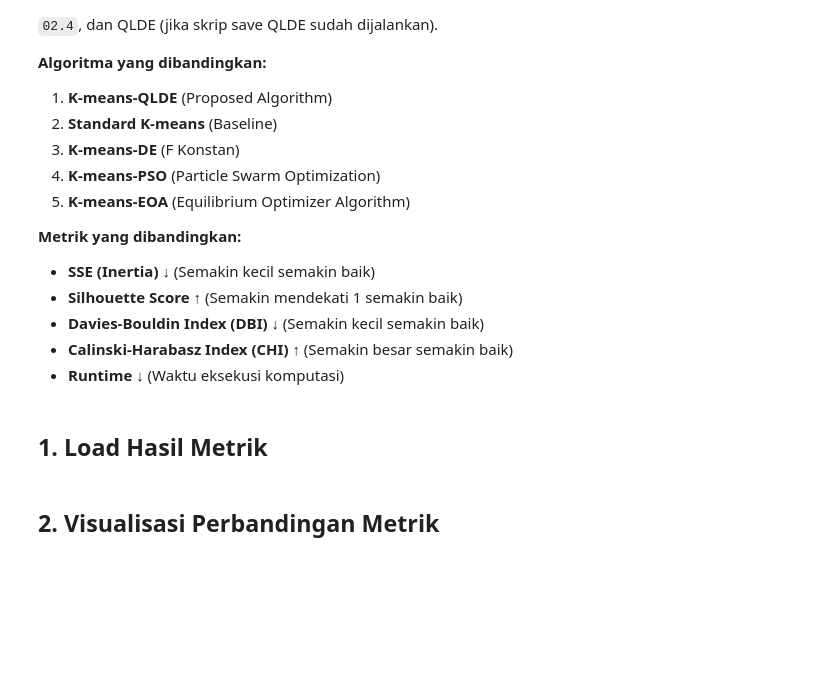
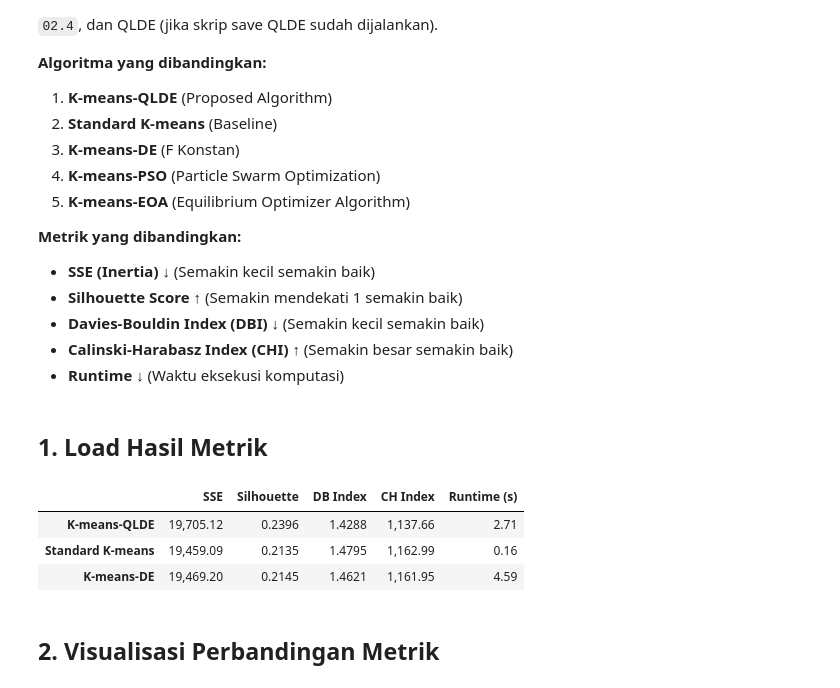
Before and after one commit to nplrahman922/Customer-segmentation-in-the-digital-marketing-ML-Final-Project-, a Jupyter notebook: notebooks/03_comparison_analysis.ipynb, the cells around one changed output. Drawn from its saved outputs; the diff is of its cells as text; code cells hidden in the pictures; blank space fills up the shorter version.

```diff
--- a/notebooks/03_comparison_analysis.ipynb
+++ b/notebooks/03_comparison_analysis.ipynb
@@ -45,35 +45,38 @@ def load_metrics(algo_prefix):
     except FileNotFoundError:
         return None
 
 algos = {
     'K-means-QLDE': 'qlde',
     'Standard K-means': 'kmeans-standard',
     'K-means-DE': 'kmeans-de',
-    'K-means-PSO': 'kmeans-pso',
-    'K-means-EOA': 'kmeans-eoa'
 }
 
 results = {}
 missing = []
 
 for name, prefix in algos.items():
     metrics = load_metrics(prefix)
     if metrics:
         results[name] = metrics
     else:
         missing.append(name)
 
 if missing:
     print(f'⚠️ PERINGATAN: Hasil untuk {missing} tidak ditemukan.')
     print('Pastikan Anda telah menjalankan notebook 02.1 hingga 02.4, dan menyimpan hasil QLDE.')
 
 df_comp = pd.DataFrame(results).T
 if not df_comp.empty:
     display(df_comp.style.highlight_min(subset=['SSE', 'DB Index', 'Runtime (s)'], color='lightgreen')
                           .highlight_max(subset=['Silhouette', 'CH Index'], color='lightgreen')
                           .format('{:.4f}', subset=['Silhouette', 'DB Index'])
                           .format('{:,.2f}', subset=['SSE', 'CH Index'])
                           .format('{:.2f}', subset=['Runtime (s)']))
+# %% [output]
+|  | SSE | Silhouette | DB Index | CH Index | Runtime (s) |
+| K-means-QLDE | 19,705.12 | 0.2396 | 1.4288 | 1,137.66 | 2.71 |
+| Standard K-means | 19,459.09 | 0.2135 | 1.4795 | 1,162.99 | 0.16 |
+| K-means-DE | 19,469.20 | 0.2145 | 1.4621 | 1,161.95 | 4.59 |
 # %% [markdown]
 ## 2. Visualisasi Perbandingan Metrik
 # %%
```
Also changed, not shown: parts of 2 cells of this notebook, 44 other files.
